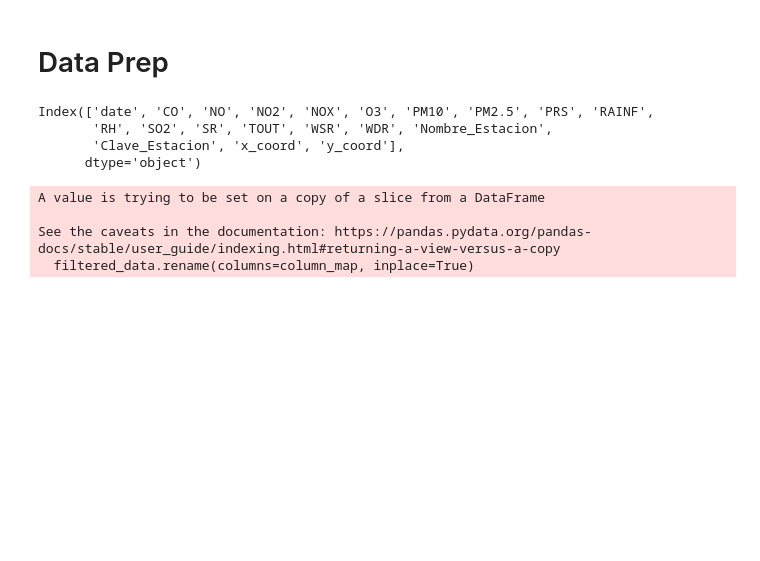
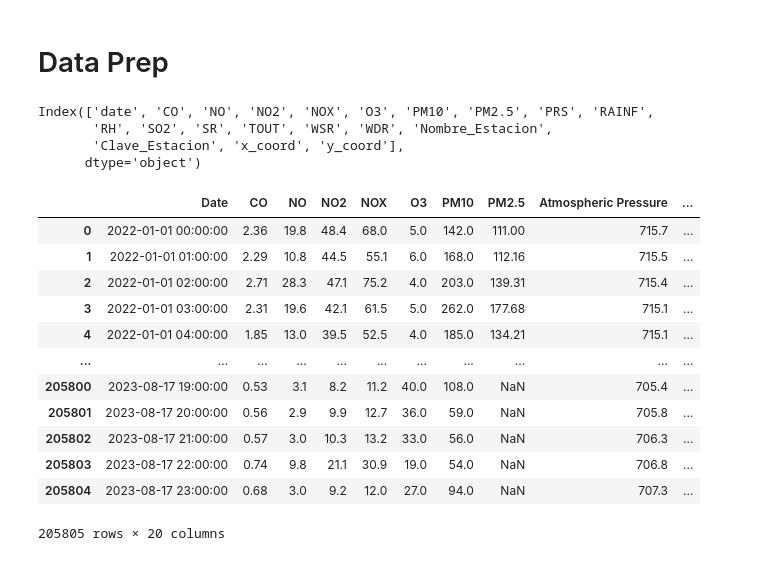
Before and after one commit to Racoo203/MA2003B.101, a Jupyter notebook: Reto/dataset_creation.ipynb, the cells around one changed output. Saved outputs shown, nothing was run; the diff lists cells and outputs as text; code cells hidden in the pictures; blank space fills up the shorter version.

```diff
--- a/Reto/dataset_creation.ipynb
+++ b/Reto/dataset_creation.ipynb
@@ -73,27 +74,35 @@ Index(['date', 'CO', 'NO', 'NO2', 'NOX', 'O3', 'PM10', 'PM2.5', 'PRS', 'RAINF',
        'Clave_Estacion', 'x_coord', 'y_coord'],
       dtype='object')
 # %%
-columns = ['date', 'x_coord', 'y_coord', 'RAINF', 'TOUT', 'RH', 'SR', 'PRS', 'WSR', 'WDR', 'PM10', 'PM2.5']
-filtered_data = data_joined[columns]
-
 
 column_map = {
     'date': 'Date',
     'x_coord': 'Latitude',
     'y_coord': 'Longitude',
     'RAINF': 'Precipitation',
     'TOUT': 'Temperature',
     'RH': 'Relative Humidity',
     'SR': 'Solar Radiation',
     'PRS': 'Atmospheric Pressure',
     'WSR': 'Wind Speed',
     'WDR': 'Wind Direction'
 }
 
-filtered_data.rename(columns=column_map, inplace=True)
-filtered_data.to_csv('dataset.csv', index=False)
+data_joined.rename(columns=column_map, inplace=True)
+data_joined.replace(-9999, np.nan, inplace=True)
+data_joined
+# filtered_data.to_csv('dataset.csv', index=False)
 # %% [output]
+|  | Date | CO | NO | NO2 | NOX | O3 | PM10 | PM2.5 | Atmospheric Pressure | ... |
+| 0 | 2022-01-01 00:00:00 | 2.36 | 19.8 | 48.4 | 68.0 | 5.0 | 142.0 | 111.00 | 715.7 | ... |
+| 1 | 2022-01-01 01:00:00 | 2.29 | 10.8 | 44.5 | 55.1 | 6.0 | 168.0 | 112.16 | 715.5 | ... |
+| 2 | 2022-01-01 02:00:00 | 2.71 | 28.3 | 47.1 | 75.2 | 4.0 | 203.0 | 139.31 | 715.4 | ... |
+| 3 | 2022-01-01 03:00:00 | 2.31 | 19.6 | 42.1 | 61.5 | 5.0 | 262.0 | 177.68 | 715.1 | ... |
+| 4 | 2022-01-01 04:00:00 | 1.85 | 13.0 | 39.5 | 52.5 | 4.0 | 185.0 | 134.21 | 715.1 | ... |
+| ... | ... | ... | ... | ... | ... | ... | ... | ... | ... | ... |
+| 205800 | 2023-08-17 19:00:00 | 0.53 | 3.1 | 8.2 | 11.2 | 40.0 | 108.0 | NaN | 705.4 | ... |
+| 205801 | 2023-08-17 20:00:00 | 0.56 | 2.9 | 9.9 | 12.7 | 36.0 | 59.0 | NaN | 705.8 | ... |
+| 205802 | 2023-08-17 21:00:00 | 0.57 | 3.0 | 10.3 | 13.2 | 33.0 | 56.0 | NaN | 706.3 | ... |
+| 205803 | 2023-08-17 22:00:00 | 0.74 | 9.8 | 21.1 | 30.9 | 19.0 | 54.0 | NaN | 706.8 | ... |
+| 205804 | 2023-08-17 23:00:00 | 0.68 | 3.0 | 9.2 | 12.0 | 27.0 | 94.0 | NaN | 707.3 | ... |
-A value is trying to be set on a copy of a slice from a DataFrame
-
-See the caveats in the documentation: https://pandas.pydata.org/pandas-docs/stable/user_guide/indexing.html#returning-a-view-versus-a-copy
-  filtered_data.rename(columns=column_map, inplace=True)
+205805 rows × 20 columns
```
Also changed, not shown: parts of 2 cells of this notebook, 2 other files.
